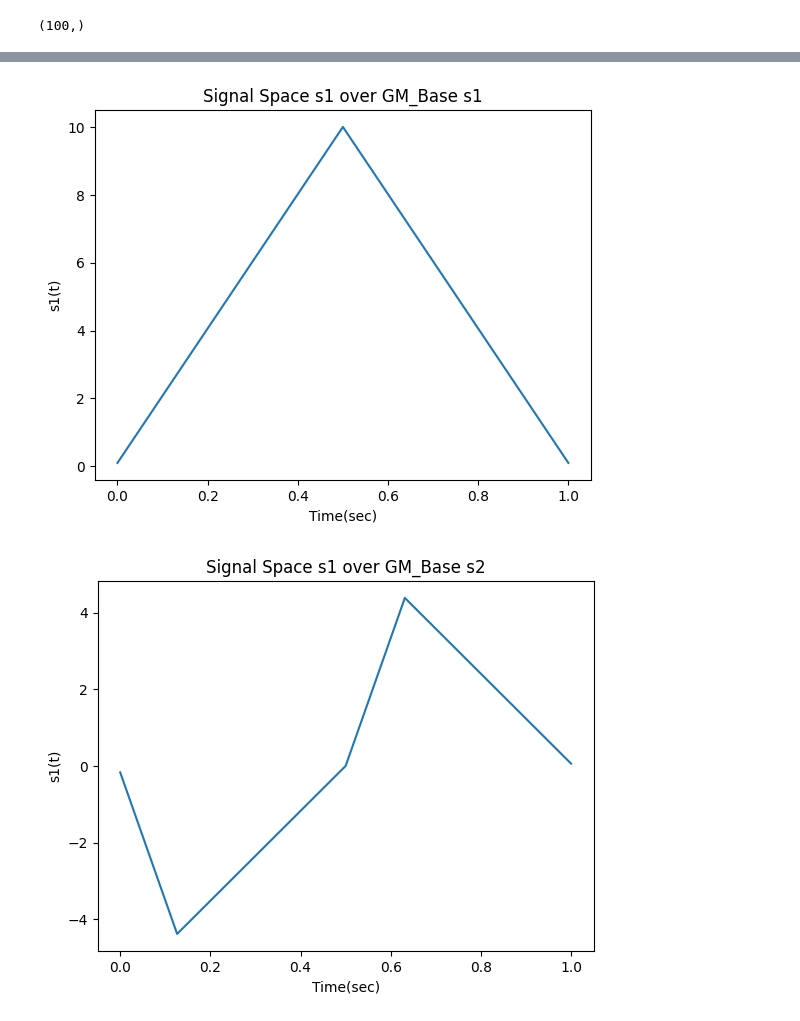
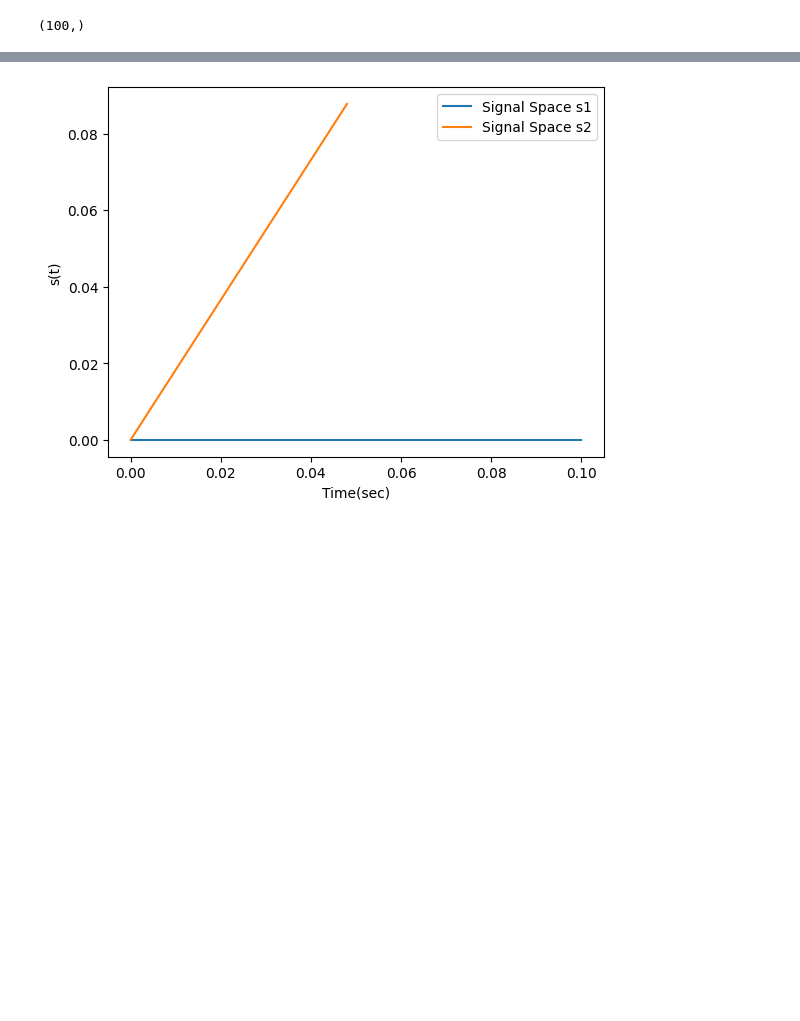
Before and after one commit to yasmineghanem/Digital-Communication-Assignments, a Jupyter notebook: Gram-Schmidt/Signal_Space.ipynb, the cells around one changed output, grey strips where cells are left out. Saved outputs shown, nothing was run; the diff lists cells and outputs as text; code cells hidden in the pictures; blank space fills up the shorter version.

```diff
--- a/Gram-Schmidt/Signal_Space.ipynb
+++ b/Gram-Schmidt/Signal_Space.ipynb
@@ -47,8 +47,10 @@ def signal_space(s, phi1,phi2):
     o The output [v1,v2]: is the projections (i.e. the correlations) of s over phi1 and phi2 respectively.
     '''
     # Projection of s signal onto phi1 and phi2
-    v1 = np.correlate(s, phi1, mode='full')
-    v2 = np.correlate(s, phi2, mode='full')
+    if (s.shape != phi1.shape or s.shape != phi2.shape):
+        raise ValueError('Signal and basis must have the same dimensions')
+    v1 = np.dot(s, phi1)/len(s)
+    v2 = np.dot(s, phi2)/len(s)
 
     return v1, v2
 
@@ -86,6 +88,21 @@ def plot_signal(x,y,labelx,labely,title,type='plot'):
     plt.xlabel(labelx)
     plt.ylabel(labely)
     plt.title(title)
+    plt.show()
+    return
+
+def plot_points(x,y,labelx,labely,title1,title2):
+    __, ax = plt.subplots()
+
+    # Plot Figure 1
+    ax.plot([x[0][0],x[0][1]], [x[1][0],x[1][1]], label = title1)
+    ax.plot([y[0][0],y[0][1]], [y[1][0],y[1][1]], label = title2)
+    # Customize the plot
+    ax.set_xlabel(labelx)
+    ax.set_ylabel(labely)
+    ax.legend()
+
+    # Show the plot
     plt.show()
     return
 
@@ -154,20 +171,14 @@ plot_signal(T,GM_Base_s2, 'Time(sec)', 'phi s2(t)', 'GM Base s2')
 # %%
 #2. Use your “signal_space” function (along with the bases from 1) to get the signal space representation
 #     of s1(t) & s2(t) in Figure 1.1. Plot the signal space representation
 
 GM_Base_s1_a, GM_Base_s1_b = signal_space(s1,GM_Base_s1,GM_Base_s2)
 GM_Base_s2_a, GM_Base_s2_b = signal_space(s2,GM_Base_s1,GM_Base_s2)
 
 
-# print(GM_Base_s1_a)
-T = np.linspace(0, 1, 199)
+T = np.linspace(0, 1, 10)
 #Signal space of s1 over GM_Base s1 and s2 respectively
-plot_signal(T,GM_Base_s1_a, 'Time(sec)', 's1(t)', 'Signal Space s1 over GM_Base s1')
-plot_signal(T,GM_Base_s1_b, 'Time(sec)', 's1(t)', 'Signal Space s1 over GM_Base s2')
-
-#Signal space of s2 over GM_Base s1 and s2 respectively
-plot_signal(T,GM_Base_s2_a, 'Time(sec)', 's2(t)', 'Signal Space s2 over GM_Base s1')
-plot_signal(T,GM_Base_s2_b, 'Time(sec)', 's2(t)', 'Signal Space s2 over GM_Base s2')
+# & Signal space of s2 over GM_Base s1 and s2 respectively
+plot_points([[0,GM_Base_s1_a],[0,GM_Base_s1_b]],[[0,GM_Base_s2_a],[0,GM_Base_s2_b]], 'Time(sec)', 's(t)', 'Signal Space s1', 'Signal Space s2')
 # %% [output]
-[figure, old version]
+[figure, new version]
-[figure, removed]
```
Also changed, not shown: parts of 7 cells of this notebook.
